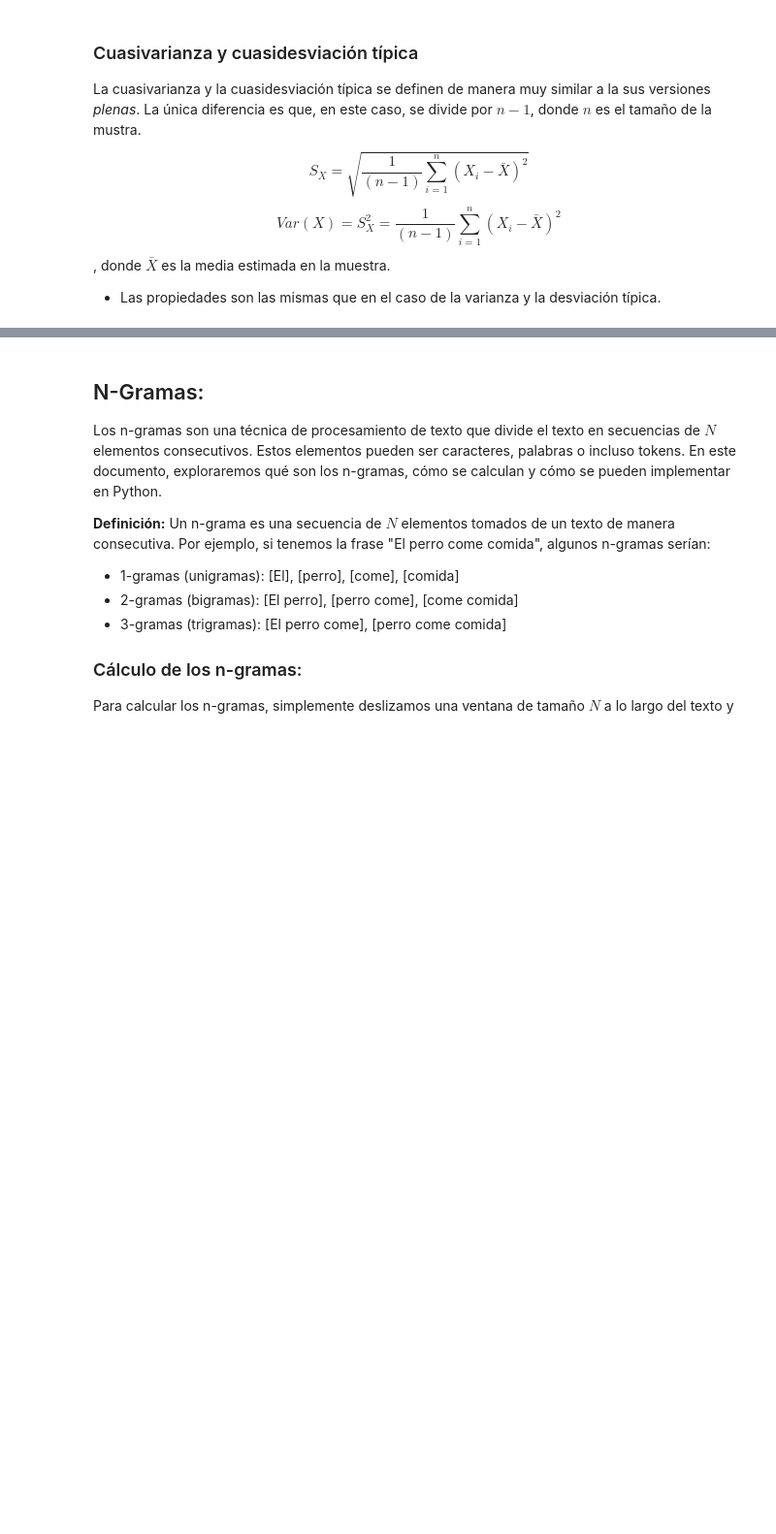
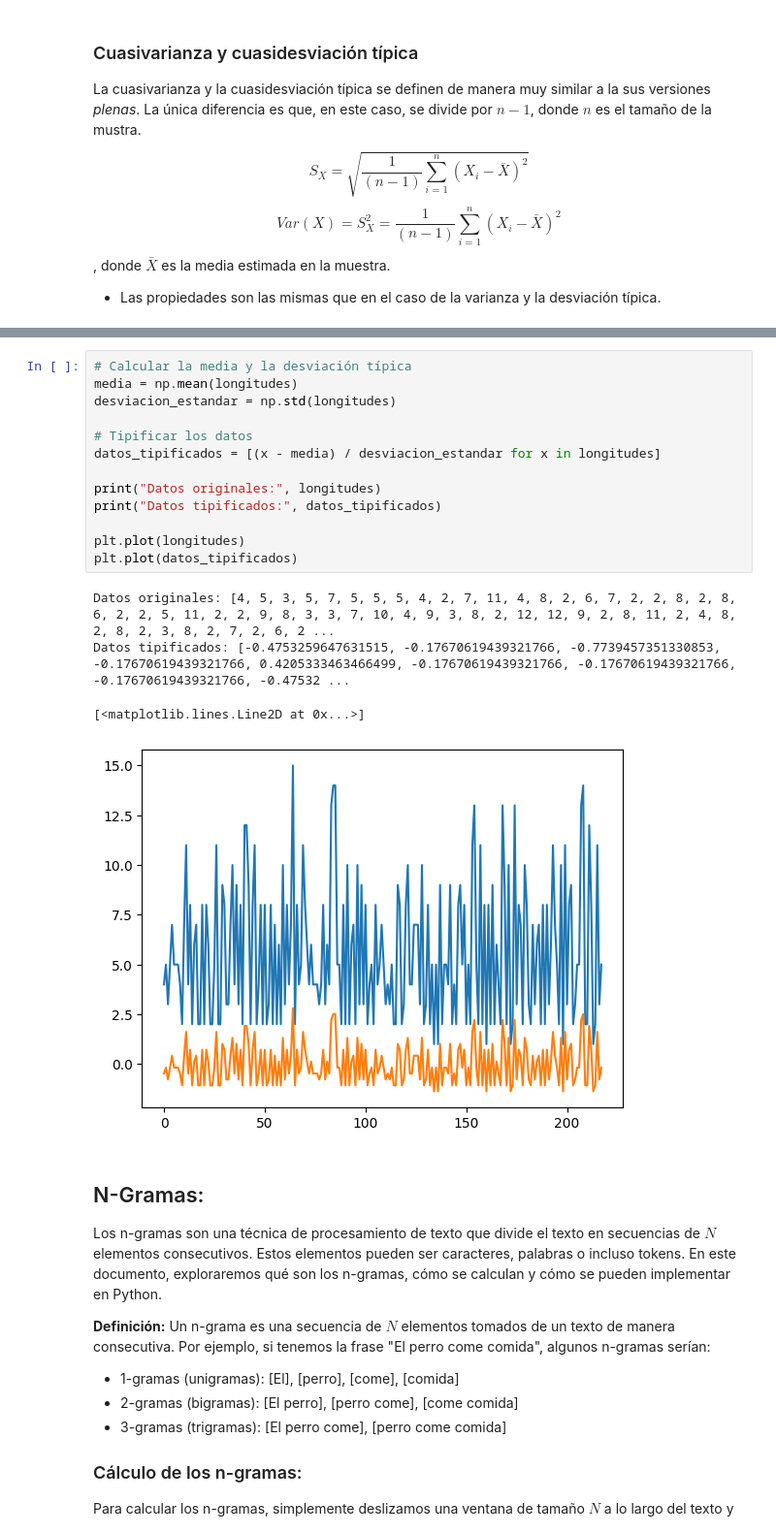
Before and after one commit to ednavivianasegura/Curso_PLN, a Jupyter notebook: PLN_EDNA.ipynb, the cells around one changed output, grey strips where cells are left out. Shown at 97% size. Drawn from its saved outputs; the diff is of its cells as text; blank space fills up the shorter version.

```diff
--- a/PLN_EDNA.ipynb
+++ b/PLN_EDNA.ipynb
@@ -1519,3 +1593,21 @@ donde $\bar{X}$ es la media estimada en la muestra.
+# %%
+# Calcular la media y la desviación típica
+media = np.mean(longitudes)
+desviacion_estandar = np.std(longitudes)
+
+# Tipificar los datos
+datos_tipificados = [(x - media) / desviacion_estandar for x in longitudes]
+
+print("Datos originales:", longitudes)
+print("Datos tipificados:", datos_tipificados)
+
+plt.plot(longitudes)
+plt.plot(datos_tipificados)
+# %% [output]
+Datos originales: [4, 5, 3, 5, 7, 5, 5, 5, 4, 2, 7, 11, 4, 8, 2, 6, 7, 2, 2, 8, 2, 8, 6, 2, 2, 5, 11, 2, 2, 9, 8, 3, 3, 7, 10, 4, 9, 3, 8, 2, 12, 12, 9, 2, 8, 11, 2, 4, 8, 2, 8, 2, 3, 8, 2, 7, 2, 6, 2 ...
+Datos tipificados: [-0.4753259647631515, -0.17670619439321766, -0.7739457351330853, -0.17670619439321766, 0.4205333463466499, -0.17670619439321766, -0.17670619439321766, -0.17670619439321766, -0.47532 ...
+[<matplotlib.lines.Line2D at 0x...>]
+[figure, added]
 # %% [markdown]
 ## N-Gramas:
 
```
Also changed, not shown: parts of 5 cells of this notebook.
